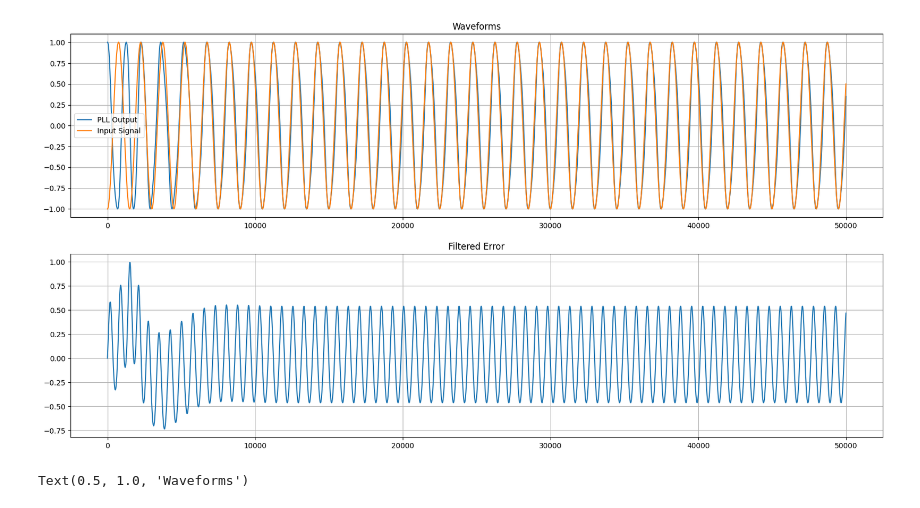
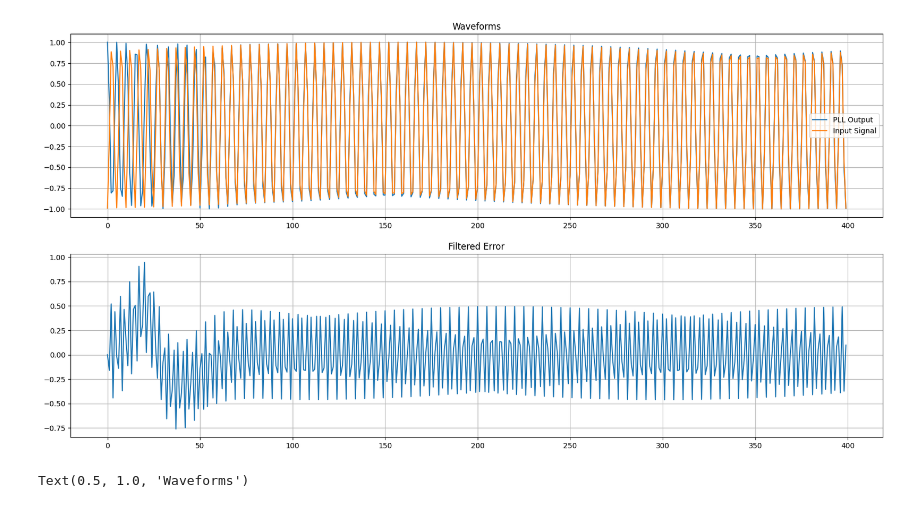
Before and after one commit to stevester94/notebooks, a Jupyter notebook: phase-locked-loop/rectifiedPLL.ipynb, the cells around one changed output. Cells and saved outputs as stored; diff of their text form; code cells hidden in the pictures.

```diff
--- a/phase-locked-loop/rectifiedPLL.ipynb
+++ b/phase-locked-loop/rectifiedPLL.ipynb
@@ -22,7 +22,7 @@ class LoopFilter:
         self.integrator = 0
 
     def proc( self, e_D ):
-        self.integrator += self.K_i * e_D / fs
+        self.integrator += self.K_i * e_D
 
         return self.K_p * e_D + self.integrator
 
@@ -49,7 +49,7 @@ class NumericallyControlledOscillator:
 
         ret = (self.nextCosOut, self.nextSinOut)
 
-        self.nextPhaseEstimate = phaseEstimate + self.K_0 * e_F/self.fs
+        self.nextPhaseEstimate = (phaseEstimate + self.K_0 * e_F)
         self.nextCosOut = np.cos( self.theta + phaseEstimate )
         self.nextSinOut = -np.sin( self.theta + phaseEstimate )
 
@@ -71,16 +71,19 @@ class PhaseLockedLoop:
 
         return cosOut, sinOut, e_D, e_F
 
-K_p = 0.2667
-K_i = 0.0178
+
+fs = 50
+
+K_p = 0.2667 / fs
+K_i = 0.0178 / (fs**2)
 K_0 = 1
 
-fs = 100
-duration_secs = 500
+
+duration_secs = 2
 t = np.linspace(0,duration_secs, int(duration_secs*fs))
 
 in_A      = 1
-in_f_Hz   = 1/15 # Make it equivalent to original
+in_f_Hz   = 10 # Make it equivalent to original
 # in_phi    = np.random.normal(0, 0.0, size=len(t)) + np.pi
 in_phi    = np.pi
 in_sig    = in_A * np.cos( 2*np.pi * in_f_Hz * t + in_phi )
@@ -95,34 +98,36 @@ cos_out = []
 pll = PhaseLockedLoop( K_i, K_p, K_0, in_f_Hz, fs )
 for n in range(len(t)):
     _cos_out, _sin_out, _e_D, _e_F = pll.proc( in_sig[n] )
 
     cos_out.append( _cos_out )
     e_D.append( _e_D )
     e_F.append( _e_F )
 
 # Create a Figure
 fig = plt.figure()
 fig.set_figheight(10)
 fig.set_figwidth(20)
 
 # Set up Axes
 ax1 = fig.add_subplot(211)
+# ax1.plot(cos_out[int(-fs/in_f_Hz)*10:], label='PLL Output')
 ax1.plot(cos_out, label='PLL Output')
 plt.grid()
+# ax1.plot(in_sig[int(-fs/in_f_Hz)*10:], label='Input Signal')
 ax1.plot(in_sig, label='Input Signal')
 plt.legend()
 ax1.set_title('Waveforms')
 
 # Show the plot
 #plt.show()
 
 ax2 = fig.add_subplot(212)
 ax2.plot( e_D )
 plt.grid()
 ax2.set_title('Filtered Error')
 plt.show()
 # %% [output]
-[figure, old version]
+[figure, new version]
 # %%
 # OK, what does the phase detector do?
 
```
Also changed, not shown: 1 other file.
